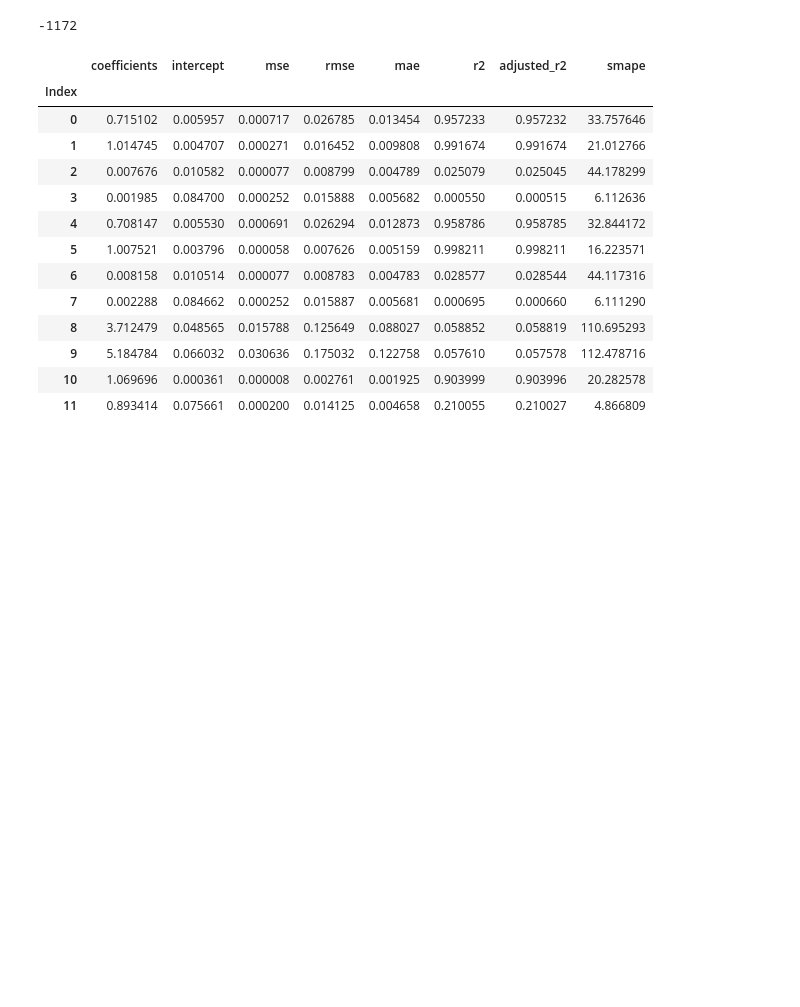
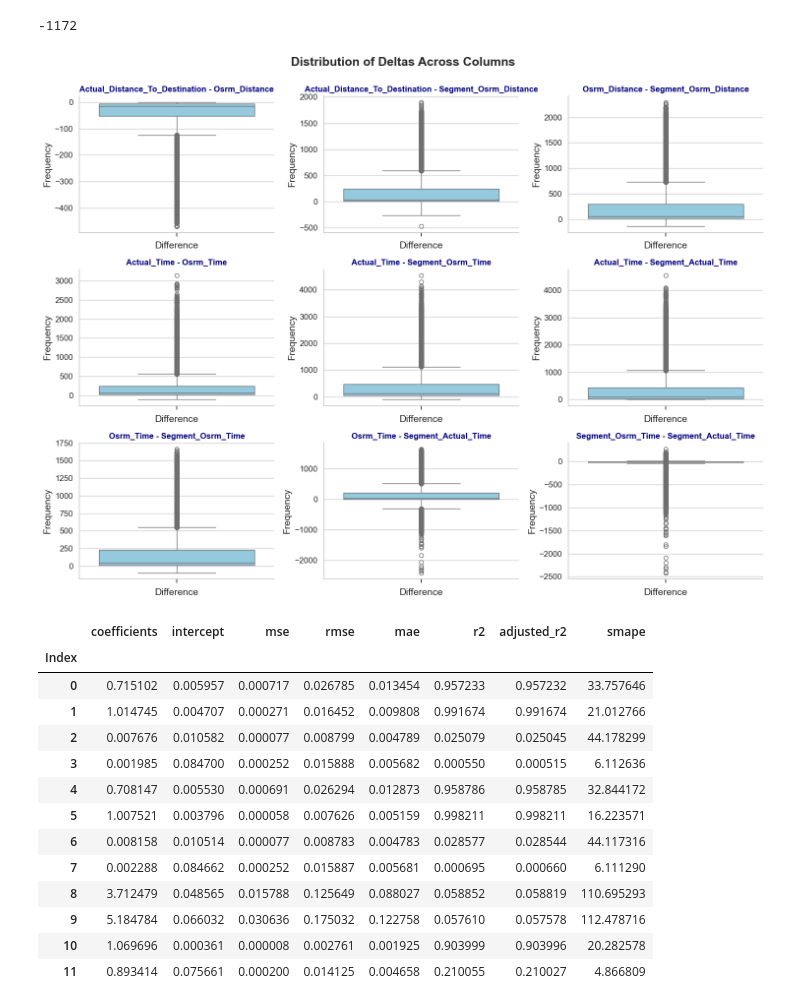
Before and after one commit to qweqwedfa/ProgrammingGroup, a Jupyter notebook: Model_analysis.ipynb, the cells around one changed output. Saved outputs shown, nothing was run; the diff lists cells and outputs as text; code cells hidden in the pictures; blank space fills up the shorter version.

```diff
--- a/Model_analysis.ipynb
+++ b/Model_analysis.ipynb
@@ -466,6 +468,10 @@ new_df_exclue_outliers.shape[0] - df_delta.shape[0]
 # As we can see, 1172 rows has been removed from new methods
 # %% [output]
 -1172
+# %%
+plot_nine_columns_boxplot(new_df_exclue_outliers, delta_columns)
+# %% [output]
+[figure, added]
 # %%
 # And it's time to retest the technique
 New_attempt_after_removingOutliers = primary_linear_regression(new_df_exclue_outliers)
```
Also changed, not shown: parts of 3 cells of this notebook, 3 other files.
